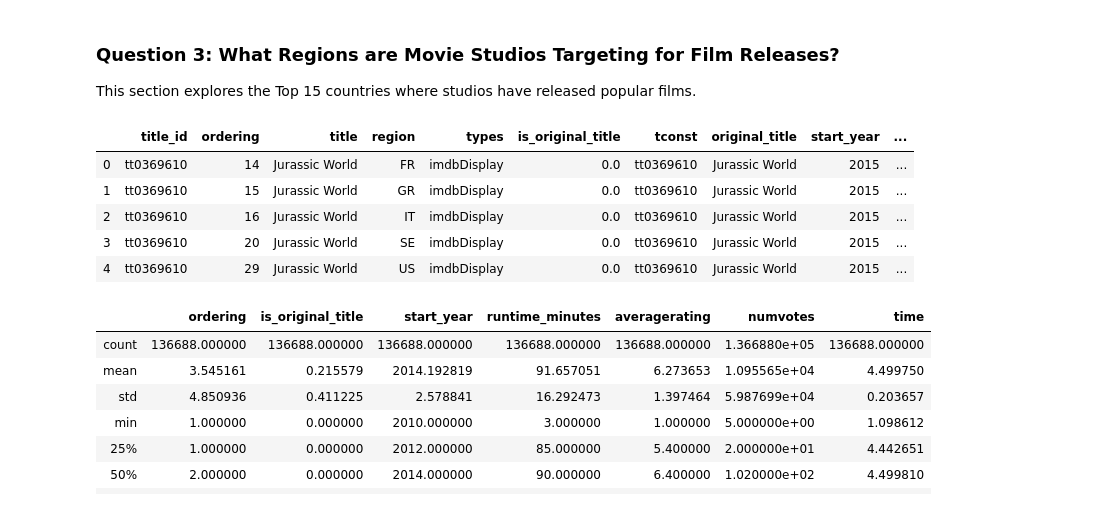
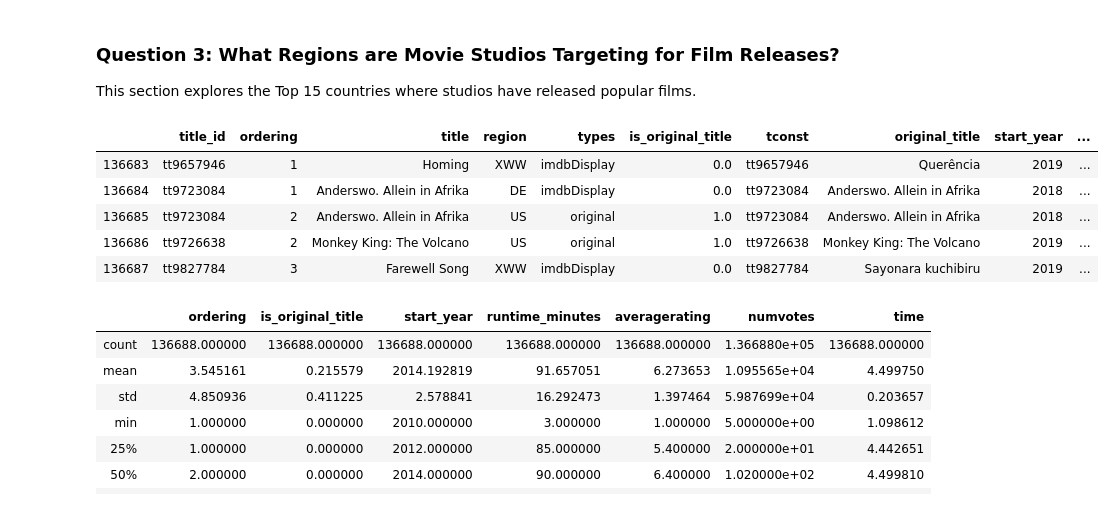
Before and after one commit to EricaSG/dsc-mod-1-project-v2-1-onl01-dtsc-ft-041320, a Jupyter notebook: student.ipynb, the cells around one changed output. Drawn from its saved outputs; the diff is of its cells as text; code cells hidden in the pictures.

```diff
--- a/student.ipynb
+++ b/student.ipynb
@@ -890,14 +876,14 @@ imdb_ratings_basics_df = imdb_ratings_basics_df.rename(columns = {'primary_title
 #Renamed 'primary_title' to 'title' inorder to merge imdb_ratings_basics_df and imdb_titlea_df
 # %%
 titleakas_ratings_df = imdb_titlea_df.merge(imdb_ratings_basics_df) #Merge Title AKAs and IMDB Ratings by "title" column
-titleakas_ratings_df.head()
+titleakas_ratings_df.tail()
 # %% [output]
 |  | title_id | ordering | title | region | types | is_original_title | tconst | original_title | start_year | ... |
-| 0 | tt0369610 | 14 | Jurassic World | FR | imdbDisplay | 0.0 | tt0369610 | Jurassic World | 2015 | ... |
-| 1 | tt0369610 | 15 | Jurassic World | GR | imdbDisplay | 0.0 | tt0369610 | Jurassic World | 2015 | ... |
-| 2 | tt0369610 | 16 | Jurassic World | IT | imdbDisplay | 0.0 | tt0369610 | Jurassic World | 2015 | ... |
-| 3 | tt0369610 | 20 | Jurassic World | SE | imdbDisplay | 0.0 | tt0369610 | Jurassic World | 2015 | ... |
-| 4 | tt0369610 | 29 | Jurassic World | US | imdbDisplay | 0.0 | tt0369610 | Jurassic World | 2015 | ... |
+| 136683 | tt9657946 | 1 | Homing | XWW | imdbDisplay | 0.0 | tt9657946 | Querência | 2019 | ... |
+| 136684 | tt9723084 | 1 | Anderswo. Allein in Afrika | DE | imdbDisplay | 0.0 | tt9723084 | Anderswo. Allein in Afrika | 2018 | ... |
+| 136685 | tt9723084 | 2 | Anderswo. Allein in Afrika | US | original | 1.0 | tt9723084 | Anderswo. Allein in Afrika | 2018 | ... |
+| 136686 | tt9726638 | 2 | Monkey King: The Volcano | US | original | 1.0 | tt9726638 | Monkey King: The Volcano | 2019 | ... |
+| 136687 | tt9827784 | 3 | Farewell Song | XWW | imdbDisplay | 0.0 | tt9827784 | Sayonara kuchibiru | 2019 | ... |
 # %%
 titleakas_ratings_df.describe()
 # %% [output]
```
Also changed, not shown: parts of 10 cells of this notebook.
